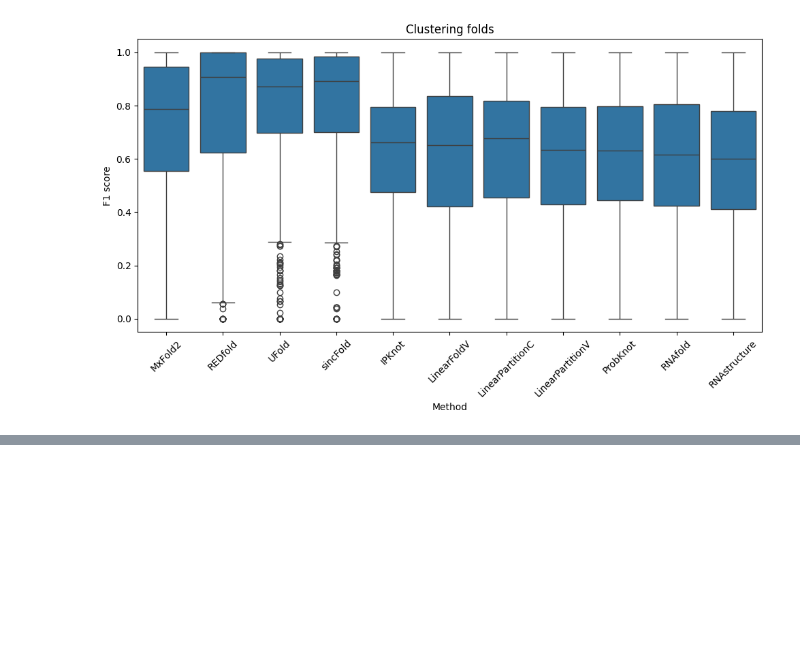
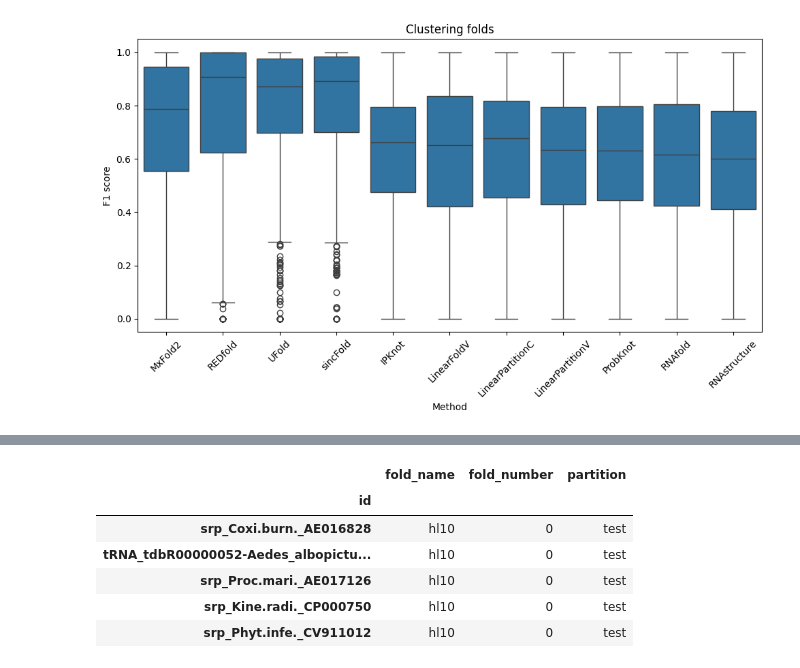
Before and after one commit to sinc-lab/revisiting_xval_rnafolding, a Jupyter notebook: performance_eval.ipynb, the cells around one changed output, grey strips where cells are left out. Cells and saved outputs as stored; diff of their text form; code cells hidden in the pictures; blank space fills up the shorter version.

```diff
--- a/performance_eval.ipynb
+++ b/performance_eval.ipynb
@@ -139,3 +146,18 @@ for fold in range(5):
+# %%
+# Ufold hl partitions
+path = "/home/lbugnon/shared_insync/revisiting_crossval_RNAfolding/results/5_hl_folds/UFold/"
+pred_path = "/home/lbugnon/predictions_hl_ArchiveII_ufold/"
+folds = os.listdir(pred_path)
+for fold in folds:
+    pred = []
+    for f in os.listdir(f"{pred_path}/{fold}"):
+        if "ct_file_merge" not in f and f.endswith(".ct"):
+            _, bp = read_ct(f"{pred_path}/{fold}/{f}")
+            id = os.path.splitext(f)[0]
+            pred.append({"id": id, "base_pairs": bp})
+    pred = pd.DataFrame(pred).set_index("id")
+    os.makedirs(f"{path}/{fold.replace('-fold', '')}", exist_ok=True)
+    pred.to_csv(f"{path}/{fold.replace('-fold', '')}/pred.csv")
 # %% [markdown]
 ## Performance
 # %%
@@ -455,0 +483,18 @@ plt.tight_layout()
+# %%
+partition_name = "5_hl_folds"
+splits = []
+for k, f in enumerate(sorted(os.listdir(f"{DATA_PATH}data/{partition_name}/"))):
+    df = pd.read_csv(f"{DATA_PATH}data/{partition_name}/{f}", index_col="id")
+    df["fold_number"] = k
+    df["fold_name"] = f.split("_")[1].split("-")[0]
+    splits.append(df)
+splits = pd.concat(splits)
+splits.head()
+# %% [output]
+|  | fold_name | fold_number | partition |
+| id |  |  |  |
+| srp_Coxi.burn._AE016828 | hl10 | 0 | test |
+| tRNA_tdbR00000052-Aedes_albopictu... | hl10 | 0 | test |
+| srp_Proc.mari._AE017126 | hl10 | 0 | test |
+| srp_Kine.radi._CP000750 | hl10 | 0 | test |
+| srp_Phyt.infe._CV911012 | hl10 | 0 | test |
```
Also changed, not shown: parts of 5 cells of this notebook.
